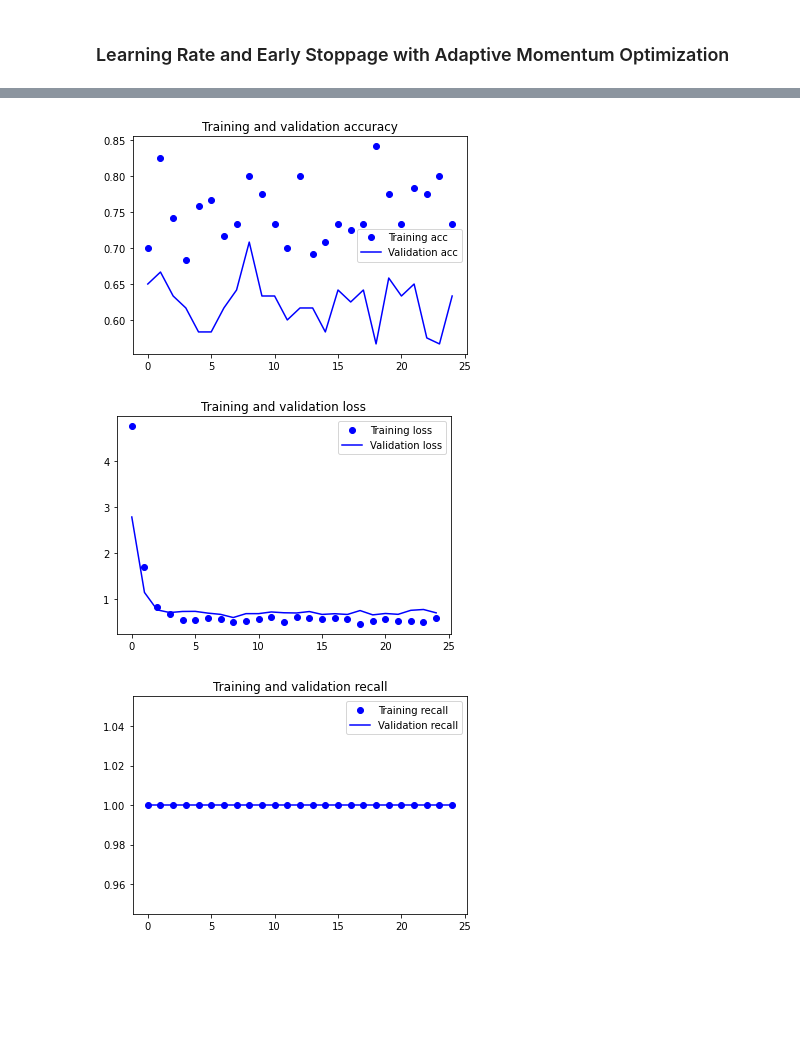
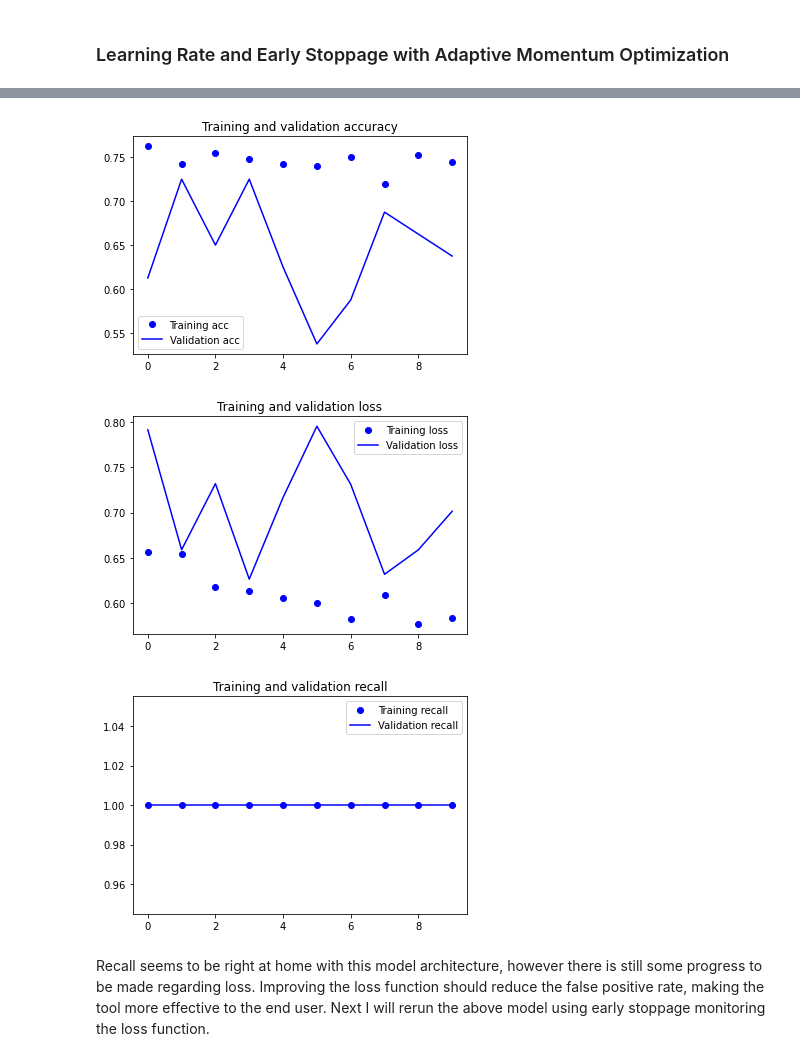
Before and after one commit to Zeth-Abney/Flatiron-school, a Jupyter notebook: phase-4/PROJECT-2/modeling.ipynb, the cells around one changed output, grey strips where cells are left out. Drawn from its saved outputs; the diff is of its cells as text; code cells hidden in the pictures; blank space fills up the shorter version.

```diff
--- a/phase-4/PROJECT-2/modeling.ipynb
+++ b/phase-4/PROJECT-2/modeling.ipynb
@@ -430,9 +430,9 @@ It will be interesting to see how the learning rate affects Adams recall as well
 # %%
 adam_model = models.Sequential()
 
-adam_model.add(layers.Conv2D(32,(3,3),activation='relu',input_shape=(150,150,1)))
+adam_model.add(layers.Conv2D(8,(3,3),activation='relu',input_shape=(150,150,1)))
 adam_model.add(layers.MaxPooling2D((2, 2)))
-adam_model.add(layers.Conv2D(64, (3, 3), activation='relu'))
+adam_model.add(layers.Conv2D(16, (3, 3), activation='relu'))
 adam_model.add(layers.MaxPooling2D((2, 2)))
 adam_model.add(layers.Flatten())
 adam_model.add(layers.Dense(512, activation='relu',kernel_regularizer=l2(0.005)))
@@ -446,8 +446,8 @@ adam_model.compile(optimizer=adam_01,
               )
 # %%
 Adam_01_model_results = adam_model.fit(train_data_generator,
-                                        steps_per_epoch=15,
-                                        epochs=25,
+                                        steps_per_epoch=50,
+                                        epochs=10,
                                         validation_data=test_data_generator,
-                                        validation_steps=5)
+                                        validation_steps=10)
 # %% [output]
@@ -471,6 +474,8 @@ Epoch 25/25
 # %%
-visualize_training(Adam_01_model_results,"_8")
+visualize_training(Adam_01_model_results,"_6")
 # %% [output]
-[figure, old version]
+[figure, new version]
-[figure, old version]
+[figure, new version]
-[figure, old version]
+[figure, new version]
+# %% [markdown]
+Recall seems to be right at home with this model architecture, however there is still some progress to be made regarding loss. Improving the loss function should reduce the false positive rate, making the tool more effective to the end user. Next I will rerun the above model using early stoppage monitoring the loss function.
```
Also changed, not shown: parts of 4 cells of this notebook.
